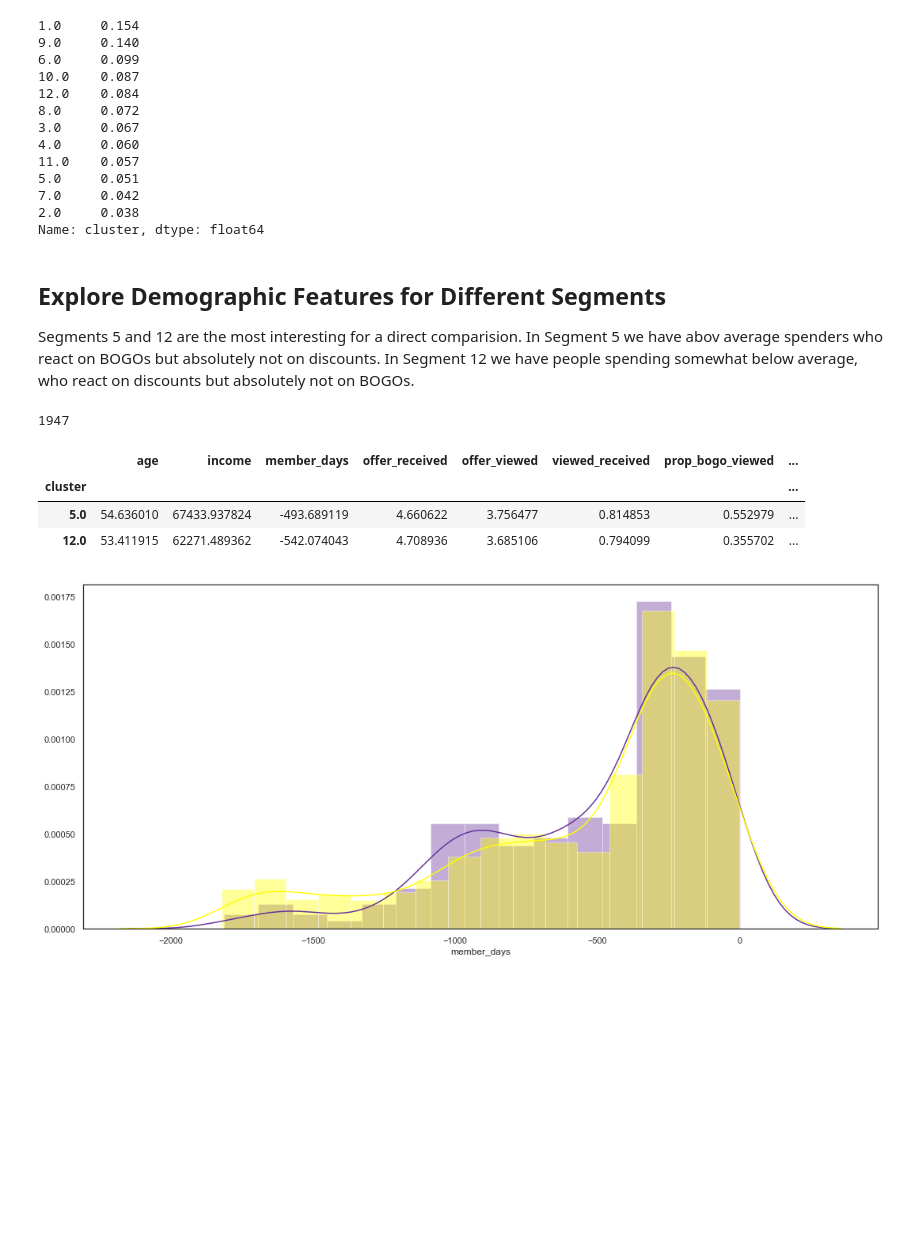
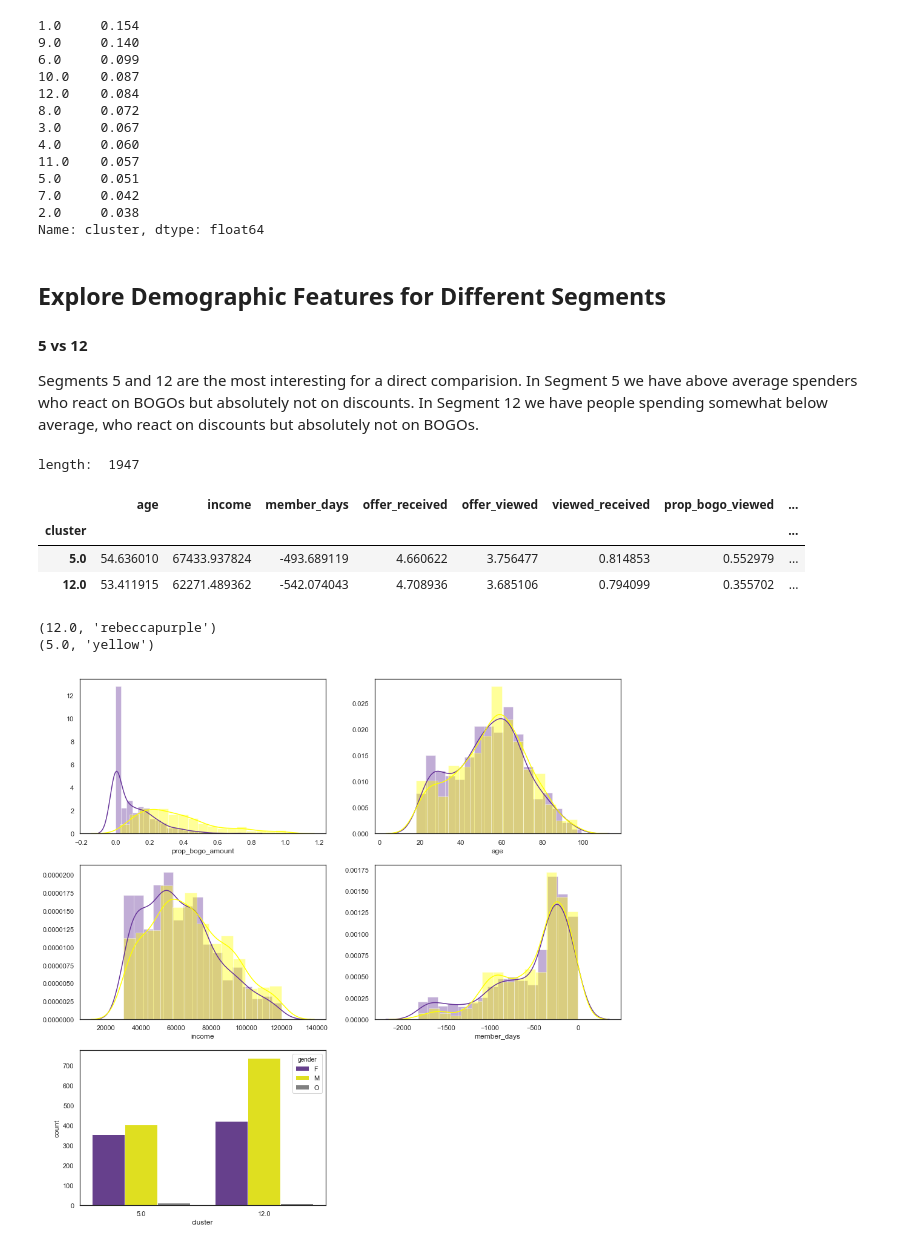
Before and after one commit to rbuerki/segmentation-challenge-starbucks, a Jupyter notebook: 5-analyze_clusters.ipynb, the cells around one changed output. Drawn from its saved outputs; the diff is of its cells as text; code cells hidden in the pictures; blank space fills up the shorter version.

```diff
--- a/5-analyze_clusters.ipynb
+++ b/5-analyze_clusters.ipynb
@@ -194,32 +194,50 @@ Name: cluster, dtype: float64
 # %% [markdown]
 ## Explore Demographic Features for Different Segments
 
-Segments 5 and 12 are the most interesting for a direct comparision. In Segment 5 we have abov average spenders who react on BOGOs but absolutely not on discounts. In Segment 12 we have people spending somewhat below average, who react on discounts but absolutely not on BOGOs.
+#### 5 vs 12
+
+Segments 5 and 12 are the most interesting for a direct comparision. In Segment 5 we have above average spenders who react on BOGOs but absolutely not on discounts. In Segment 12 we have people spending somewhat below average, who react on discounts but absolutely not on BOGOs.
+# %%
+def plot_cluster_demographics(df, cols, figsize=(16,12)):
+    """Visually compares features of up to 3 segments. Outputs histograms
+    for all numerical features and a countplot for genders."""
+    clusters = list(df['cluster'].unique())
+    colors = [color, 'yellow', 'grey']
+    leg = zip(clusters, colors)
+    for i in leg:
+        print(i)
+
+    plt.figure(figsize=(16,16))
+    for pos, col in enumerate(cols):
+        pos +=1
+        plt.subplot((len(cols)/2) + 1, 2 , pos)
+        if col != 'gender':
+            for p, cluster in enumerate(clusters):
+                sns.distplot(df.loc[df['cluster'] == clusters[p]][col], color=colors[p])
+        else:
+            sns.countplot(x='cluster', hue='gender', data=df, palette=colors);
 # %%
 """create dataframe containing segments of interst only, drop NaN"""
 
 seg_5_12 = profile_clusters.copy().loc[profile_clusters['cluster'].isin([5, 12])]
 seg_5_12.dropna(how = 'any', inplace=True)
-len(seg_5_12)
+
+# check results
+print("length: ", len(seg_5_12))
+display(seg_5_12.groupby(['cluster']).mean())
 # %% [output]
-1947
+length:  1947
+|  | age | income | member_days | offer_received | offer_viewed | viewed_received | prop_bogo_viewed | ... |
+| cluster |  |  |  |  |  |  |  | ... |
+| 5.0 | 54.636010 | 67433.937824 | -493.689119 | 4.660622 | 3.756477 | 0.814853 | 0.552979 | ... |
+| 12.0 | 53.411915 | 62271.489362 | -542.074043 | 4.708936 | 3.685106 | 0.794099 | 0.355702 | ... |
-# %%
-seg_5_12.groupby(['cluster']).mean()
-# %% [output]
-|  | age | income | member_days | offer_received | offer_viewed | viewed_received | prop_bogo_viewed | ... |
-| cluster |  |  |  |  |  |  |  | ... |
-| 5.0 | 54.636010 | 67433.937824 | -493.689119 | 4.660622 | 3.756477 | 0.814853 | 0.552979 | ... |
-| 12.0 | 53.411915 | 62271.489362 | -542.074043 | 4.708936 | 3.685106 | 0.794099 | 0.355702 | ... |
-# %%
-plt.figure(figsize=(18,8))
-plt.subplot(1,2,1)
-sns.distplot(seg_5_12.loc[seg_5_12['cluster'] == 5]['prop_bogo_amount'], color=color)
-sns.distplot(seg_5_12.loc[seg_5_12['cluster'] == 12]['prop_bogo_amount'], color='yellow')
-plt.subplot(1,2,2)
-sns.distplot(seg_5_12.loc[seg_5_12['cluster'] == 5]['prop_bogo_amount'], color=color)
-sns.distplot(seg_5_12.loc[seg_5_12['cluster'] == 12]['prop_bogo_amount'], color='yellow')
-# %% [output]
-[figure, removed]
+# %%
+cols = ['prop_bogo_amount', 'age', 'income', 'member_days', 'gender']
+plot_cluster_demographics(seg_5_12, cols=cols)
+# %% [output]
+(12.0, 'rebeccapurple')
+(5.0, 'yellow')
+[figure, added]
 # %%
 plt.figure(figsize=(18,8))
 plt.subplot(1,2,1)
```
Also changed, not shown: parts of 15 cells of this notebook, 7 other files.
